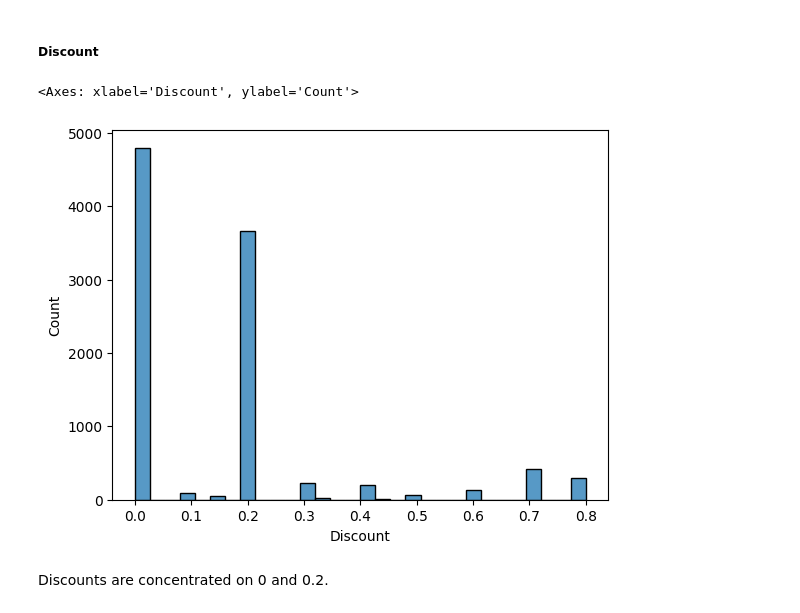
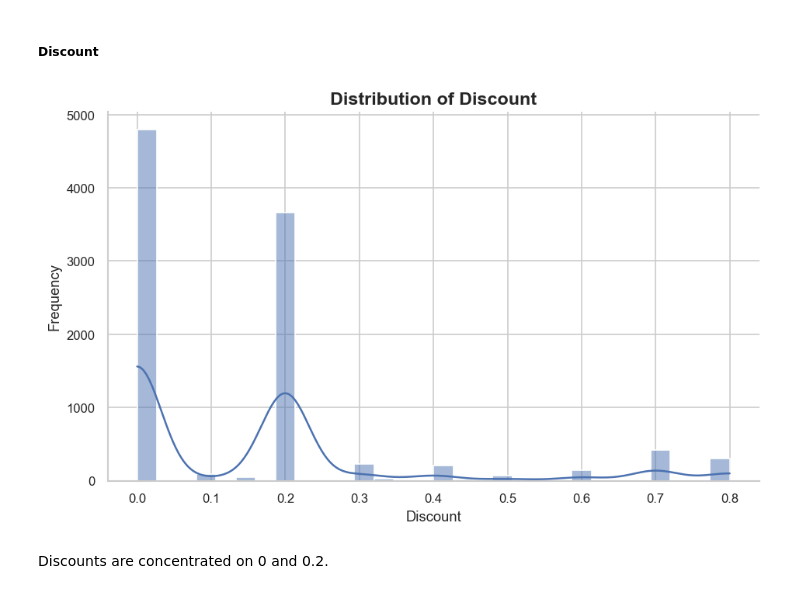
Before and after one commit to Li374/dap1_superstore_sales, a Jupyter notebook: notebooks/03_eda.ipynb, the cells around one changed output. Cells and saved outputs as stored; diff of their text form; code cells hidden in the pictures.

```diff
--- a/notebooks/03_eda.ipynb
+++ b/notebooks/03_eda.ipynb
@@ -71,10 +84,9 @@ Profit contains both positive and negtive values.
 # %% [markdown]
 ##### Discount
 # %%
-sns.histplot(df["Discount"], bins=30)
+plot_histogram(df, "Discount")
 # %% [output]
-<Axes: xlabel='Discount', ylabel='Count'>
-[figure, old version]
+[figure, new version]
 # %% [markdown]
 Discounts are concentrated on 0 and 0.2.
 # %% [markdown]
```
Also changed, not shown: parts of 19 cells of this notebook, 1 other file.
